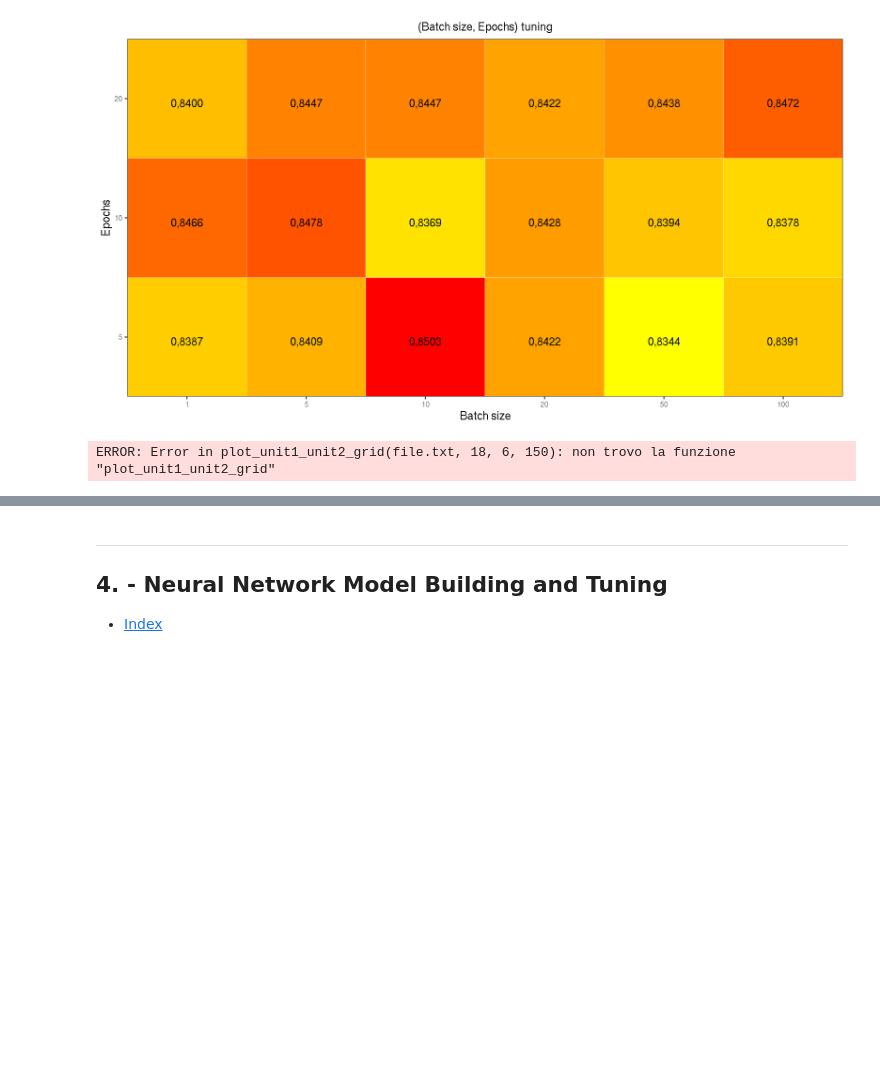
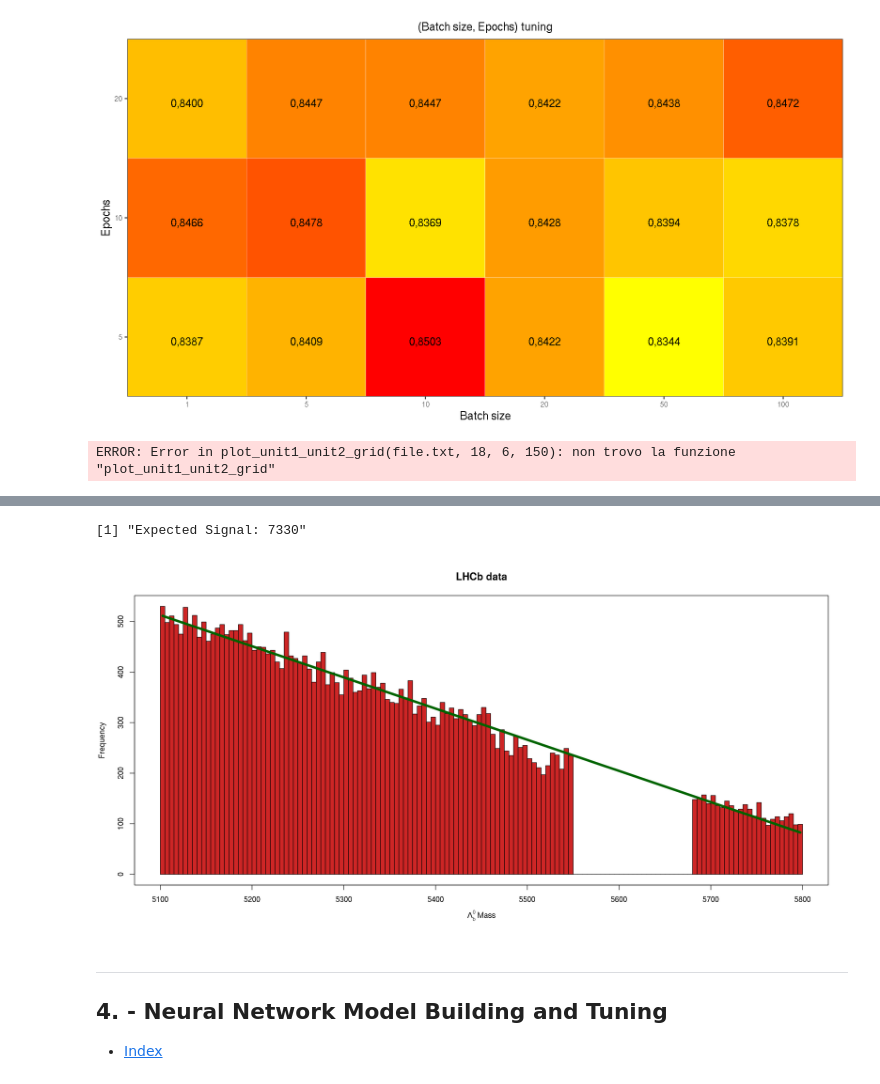
Before and after one commit to mastrovalentz/Adv_Stat_Final_Project, a Jupyter notebook: presentation/presentation_modifiche ale.ipynb, the cells around one changed output, grey strips where cells are left out. Cells and saved outputs as stored; diff of their text form; code cells hidden in the pictures; blank space fills up the shorter version.

```diff
--- a/presentation/presentation_modifiche ale.ipynb
+++ b/presentation/presentation_modifiche ale.ipynb
@@ -434,0 +524,14 @@ ERROR: Error in get_train_data(params$n_bkg): oggetto "x_train_bkg_full" non tro
+# %%
+Sig_expect <- 7330
+
+len_sig      <- Vectorize(function(pred, p){
+    length(data.lhcb$Lambda_b0_MM_F[data.lhcb$Lambda_b0_MM_F>5550 & data.lhcb$Lambda_b0_MM_F<5680 & pred>=p]) }, vectorize.args = 'p')
+len_sig_cut  <- Vectorize(function(pred, p){
+    length(data.cutted.lhcb$Lambda_b0_MM_F[data.cutted.lhcb$Lambda_b0_MM_F>5550 &
+                            data.cutted.lhcb$Lambda_b0_MM_F<5680 & pred>=p]) }, , vectorize.args = 'p')
+
+len_sig_false      <- Vectorize(function(pred, p){
+    length(data.lhcb$Lambda_b0_MM_F[(data.lhcb$Lambda_b0_MM_F<5550 | data.lhcb$Lambda_b0_MM_F>5680) & pred>=p]) }, vectorize.args = 'p')
+len_sig_false_cut  <- Vectorize(function(pred, p){
+    length(data.cutted.lhcb$Lambda_b0_MM_F[(data.cutted.lhcb$Lambda_b0_MM_F>5550 |
+                            data.cutted.lhcb$Lambda_b0_MM_F>5680) & pred>=p]) }, , vectorize.args = 'p')
@@ -435,3 +573,32 @@ ERROR: Error in get_train_data(params$n_bkg): oggetto "x_train_bkg_full" non tro
+# %%
+plot_signal_estimation <- function(repr_plot_width=12, repr_plot_height=4, repr_plot_res=250,
+                                  min = 5100, max = 5800, nb = 180) {
+
+    data.lhcb.preSig <- data.lhcb$Lambda_b0_MM_F[data.lhcb$Lambda_b0_MM_F <5550 | data.lhcb$Lambda_b0_MM_F >5680]
+    data.lhcb.preSig <- data.lhcb.preSig[data.lhcb.preSig>min & data.lhcb.preSig<max]
+
+    h1<-hist(data.lhcb.preSig, breaks=nb, col="firebrick3",  xlab=expression(paste(Lambda[b]^0, " Mass")), main="LHCb data")
+    box()
+    temp <- data.frame(x=h1$mids[h1$count!=0], y=h1$counts[h1$count!=0])
+    mod <- lm(y~x, data = temp )
+
+    q <-as.numeric(mod[1]$coefficients[1])
+    m <-as.numeric(mod[1]$coefficients[2])
+
+    lines(temp$x, temp$x*m+q, col='darkgreen', lwd=5)
+    midSig <- h1$mid[h1$counts==0]
+    expected_bkg <- sum(midSig*m+q)
+    expected_sig <- as.integer(length(data.lhcb$Lambda_b0_MM_F[
+                                      data.lhcb$Lambda_b0_MM_F >5550 &
+                                      data.lhcb$Lambda_b0_MM_F <5680]) -expected_bkg)
+    print(paste("Expected Signal:",expected_sig))
+}
+
+
+plot_signal_estimation()
+# %% [output]
+[1] "Expected Signal: 7330"
+[figure, added]
 # %% [markdown]
 ***
 ## 4. - Neural Network Model Building and Tuning <a class="anchor" id="AS4PA_FP.4."></a>
```
Also changed, not shown: parts of 8 cells of this notebook, 2 other files.
